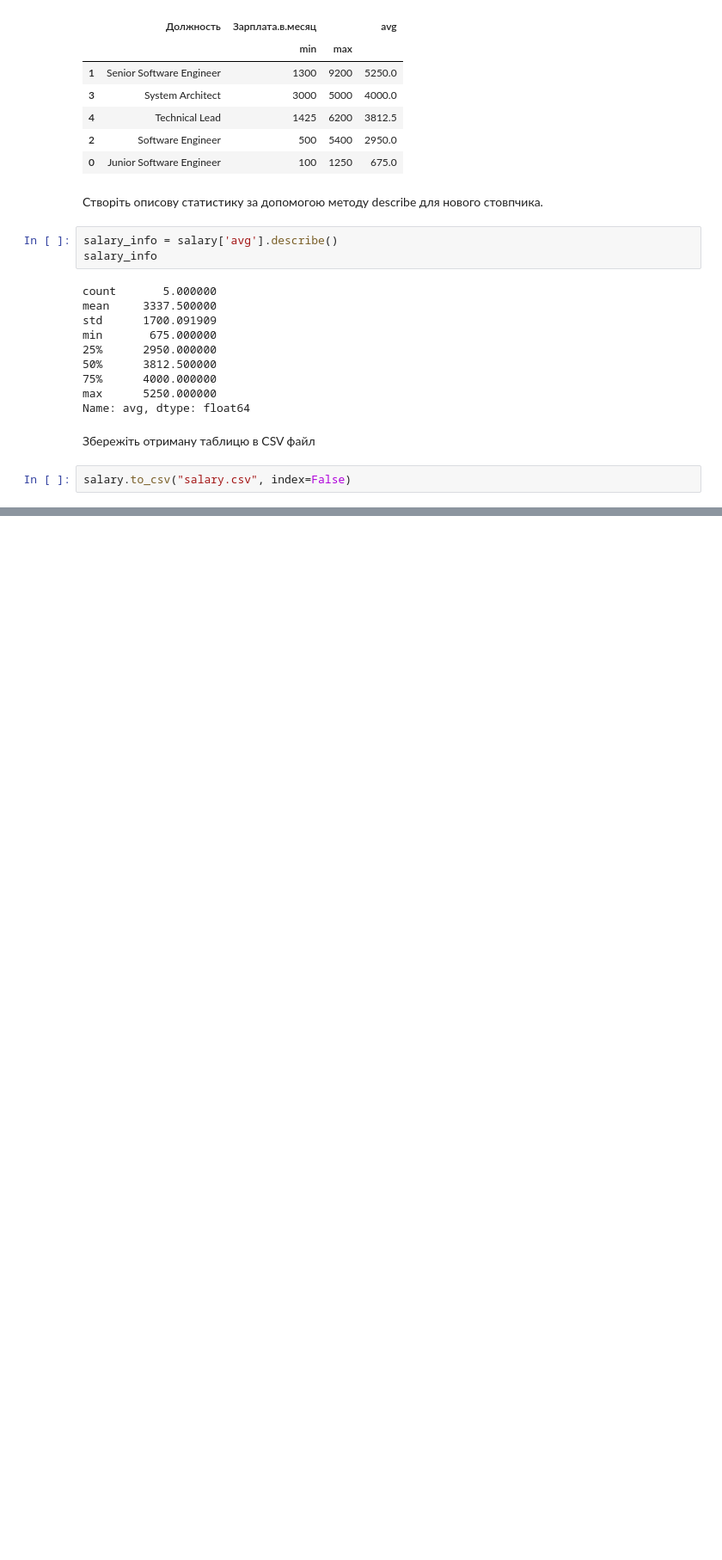
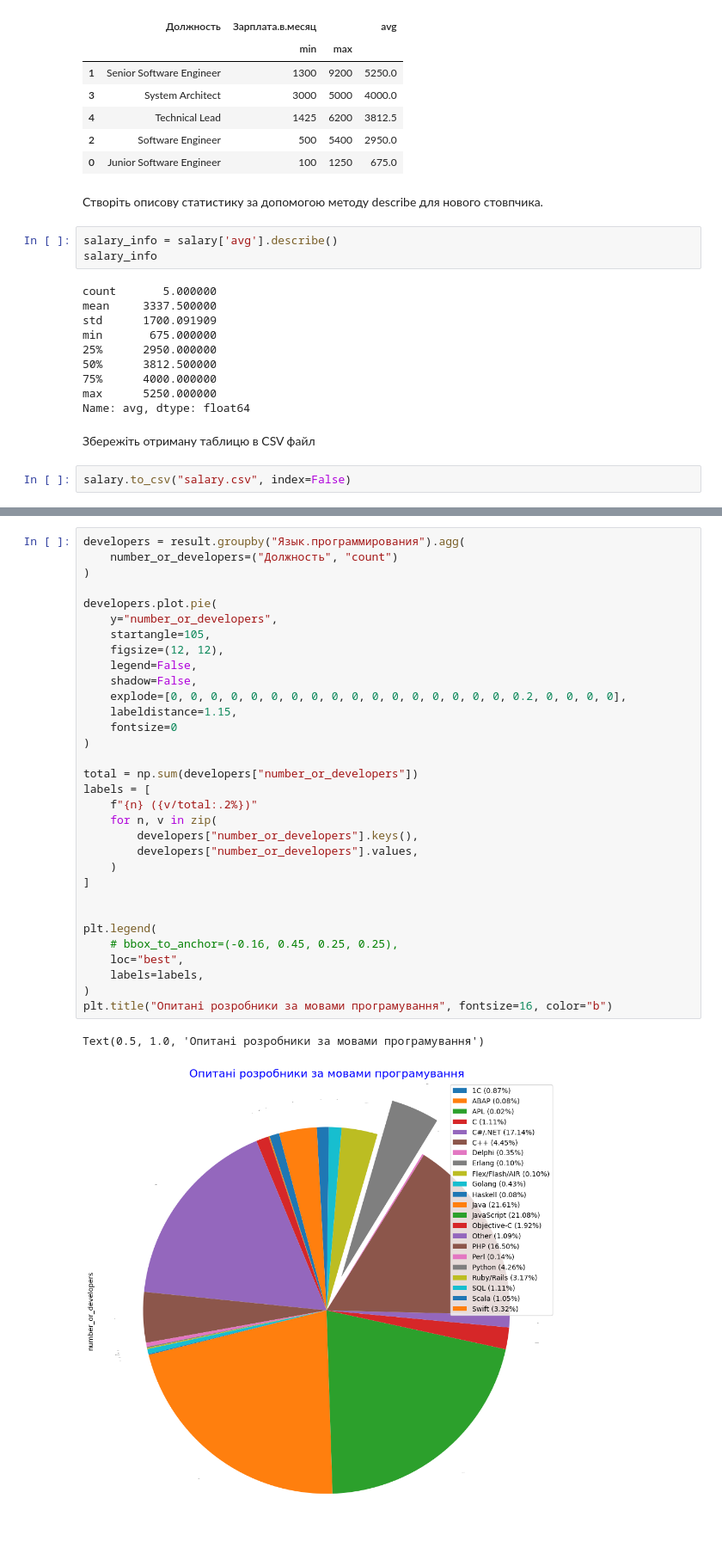
Before and after one commit to OleksandrGnatiuk/python_DS_02, a Jupyter notebook: HW_02_2.ipynb, the cells around one changed output, grey strips where cells are left out. Shown: that part at 86% size. Saved outputs shown, nothing was run; the diff lists cells and outputs as text; blank space fills up the shorter version.

```diff
--- a/HW_02_2.ipynb
+++ b/HW_02_2.ipynb
@@ -290,0 +293,35 @@ plt.show()
+# %%
+developers = result.groupby("Язык.программирования").agg(
+    number_or_developers=("Должность", "count")
+)
+
+developers.plot.pie(
+    y="number_or_developers",
+    startangle=105,
+    figsize=(12, 12),
+    legend=False,
+    shadow=False,
+    explode=[0, 0, 0, 0, 0, 0, 0, 0, 0, 0, 0, 0, 0, 0, 0, 0, 0, 0.2, 0, 0, 0, 0],
+    labeldistance=1.15,
+    fontsize=0
+)
+
+total = np.sum(developers["number_or_developers"])
+labels = [
+    f"{n} ({v/total:.2%})"
+    for n, v in zip(
+        developers["number_or_developers"].keys(),
+        developers["number_or_developers"].values,
+    )
+]
+
+
+plt.legend(
+    # bbox_to_anchor=(-0.16, 0.45, 0.25, 0.25),
+    loc="best",
+    labels=labels,
+)
+plt.title("Опитані розробники за мовами програмування", fontsize=16, color="b")
+# %% [output]
+Text(0.5, 1.0, 'Опитані розробники за мовами програмування')
+[figure, added]
```
Also changed, not shown: parts of 2 cells of this notebook, 2 other files.
